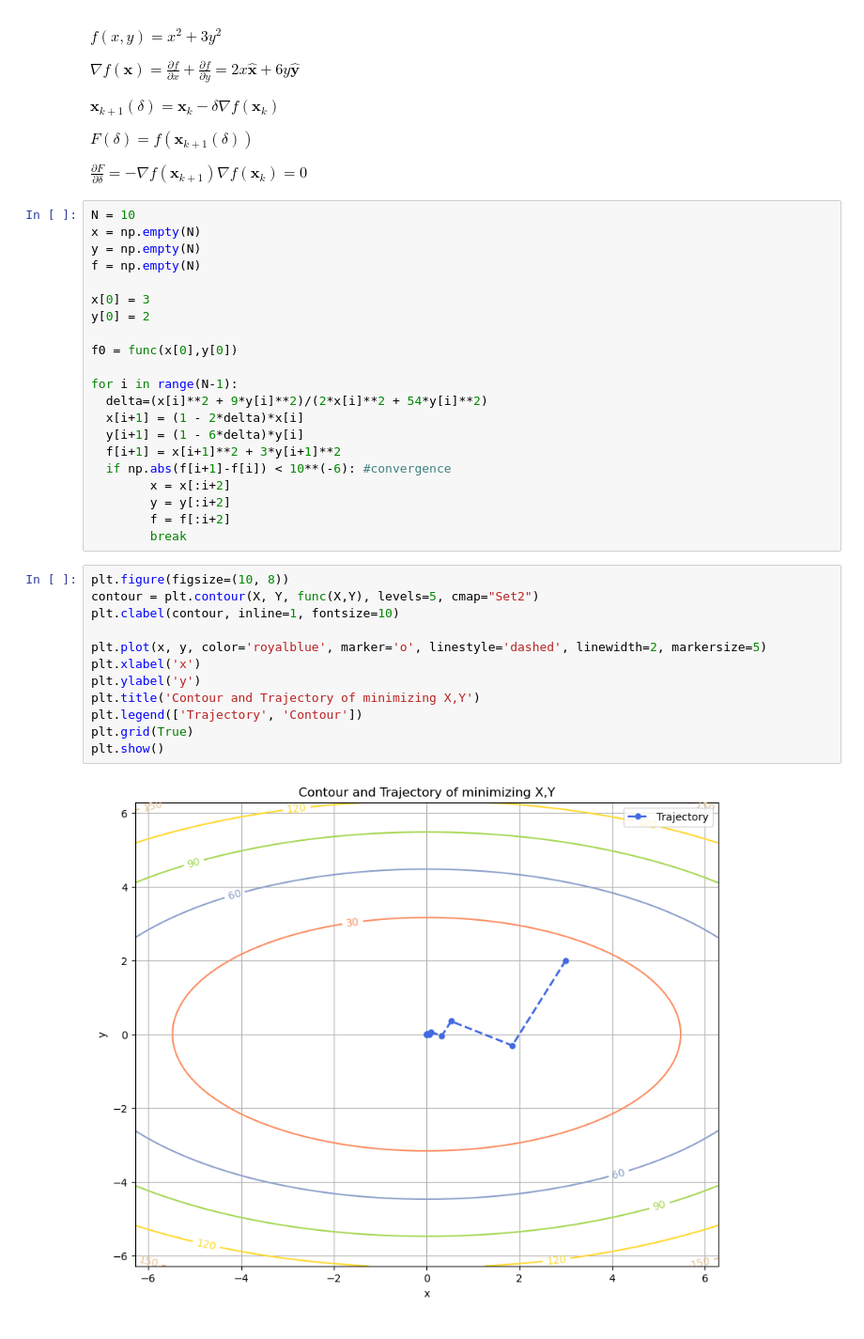
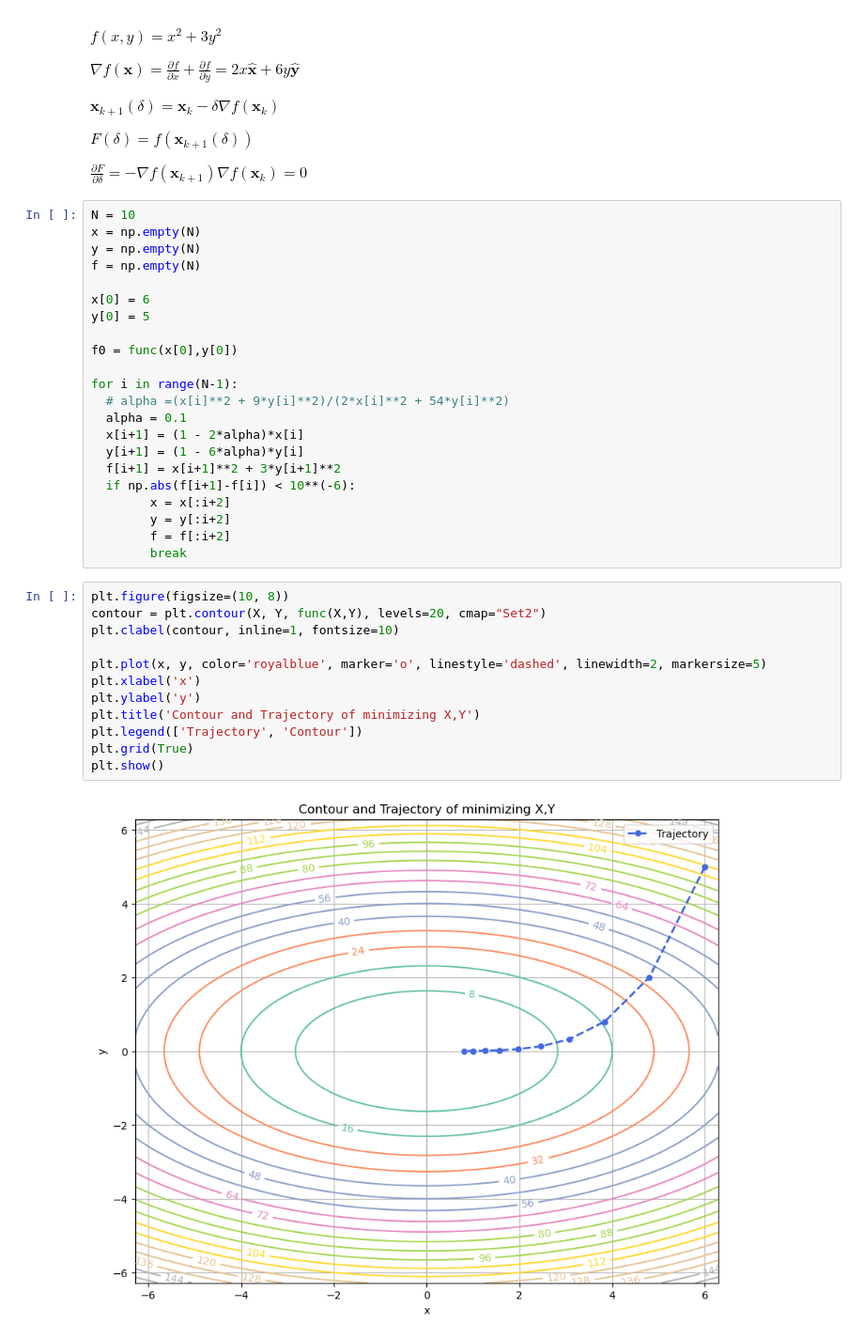
Before and after one commit to namelessenko/codesnippets, a Jupyter notebook: gradient.ipynb, the cells around one changed output. Shown at 94% size. Drawn from its saved outputs; the diff is of its cells as text.

```diff
--- a/gradient.ipynb
+++ b/gradient.ipynb
@@ -30,32 +30,33 @@ x = np.empty(N)
 y = np.empty(N)
 f = np.empty(N)
 
-x[0] = 3
-y[0] = 2
+x[0] = 6
+y[0] = 5
 
 f0 = func(x[0],y[0])
 
 for i in range(N-1):
-  delta=(x[i]**2 + 9*y[i]**2)/(2*x[i]**2 + 54*y[i]**2)
-  x[i+1] = (1 - 2*delta)*x[i]
-  y[i+1] = (1 - 6*delta)*y[i]
+  # alpha =(x[i]**2 + 9*y[i]**2)/(2*x[i]**2 + 54*y[i]**2)
+  alpha = 0.1
+  x[i+1] = (1 - 2*alpha)*x[i]
+  y[i+1] = (1 - 6*alpha)*y[i]
   f[i+1] = x[i+1]**2 + 3*y[i+1]**2
-  if np.abs(f[i+1]-f[i]) < 10**(-6): #convergence
+  if np.abs(f[i+1]-f[i]) < 10**(-6):
         x = x[:i+2]
         y = y[:i+2]
         f = f[:i+2]
         break
 # %%
 plt.figure(figsize=(10, 8))
-contour = plt.contour(X, Y, func(X,Y), levels=5, cmap="Set2")
+contour = plt.contour(X, Y, func(X,Y), levels=20, cmap="Set2")
 plt.clabel(contour, inline=1, fontsize=10)
 
 plt.plot(x, y, color='royalblue', marker='o', linestyle='dashed', linewidth=2, markersize=5)
 plt.xlabel('x')
 plt.ylabel('y')
 plt.title('Contour and Trajectory of minimizing X,Y')
 plt.legend(['Trajectory', 'Contour'])
 plt.grid(True)
 plt.show()
 # %% [output]
-[figure, old version]
+[figure, new version]
```
Also changed, not shown: parts of 5 cells of this notebook.
